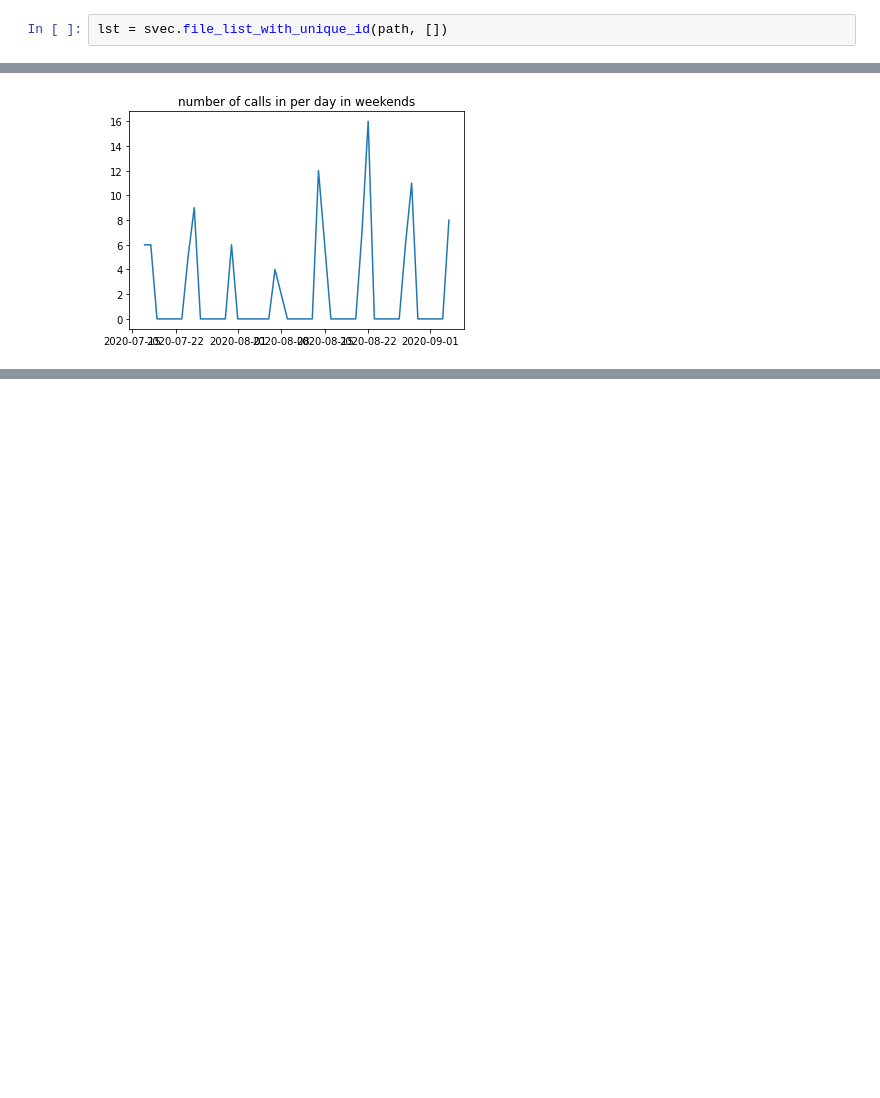
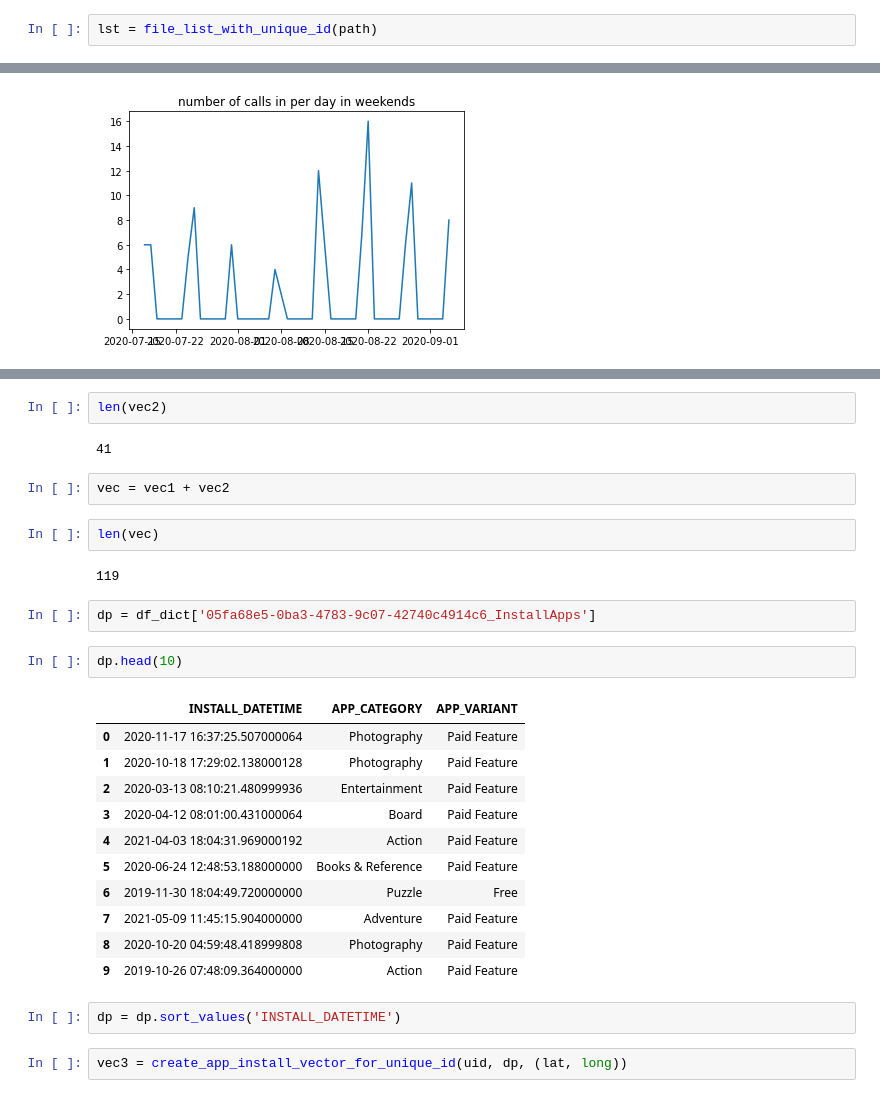
Before and after one commit to oavioz/Louie7Predictors, a Jupyter notebook: metadata_to_vec.ipynb, the cells around one changed output, grey strips where cells are left out. Saved outputs shown, nothing was run; the diff lists cells and outputs as text; blank space fills up the shorter version.

```diff
--- a/metadata_to_vec.ipynb
+++ b/metadata_to_vec.ipynb
@@ -25,7 +27,7 @@ def plot_df(df, x, y, title="", xlabel='Date', ylabel='Value', dpi=100):
 # %%
 path = '/Users/smuel/AndroidStudioProjects/LuckyMeIntgratedSDK/metadata_init_phase/'
 # %%
-lst = svec.file_list_with_unique_id(path, [])
+lst = file_list_with_unique_id(path)
 # %%
 lst
 # %% [output]
@@ -238,0 +216,30 @@ pandas.core.series.Series
+# %%
+len(vec2)
+# %% [output]
+41
+# %%
+vec = vec1 + vec2
+# %%
+len(vec)
+# %% [output]
+119
+# %%
+dp = df_dict['05fa68e5-0ba3-4783-9c07-42740c4914c6_InstallApps']
+# %%
+dp.head(10)
+# %% [output]
+|  | INSTALL_DATETIME | APP_CATEGORY | APP_VARIANT |
+| 0 | 2020-11-17 16:37:25.507000064 | Photography | Paid Feature |
+| 1 | 2020-10-18 17:29:02.138000128 | Photography | Paid Feature |
+| 2 | 2020-03-13 08:10:21.480999936 | Entertainment | Paid Feature |
+| 3 | 2020-04-12 08:01:00.431000064 | Board | Paid Feature |
+| 4 | 2021-04-03 18:04:31.969000192 | Action | Paid Feature |
+| 5 | 2020-06-24 12:48:53.188000000 | Books & Reference | Paid Feature |
+| 6 | 2019-11-30 18:04:49.720000000 | Puzzle | Free |
+| 7 | 2021-05-09 11:45:15.904000000 | Adventure | Paid Feature |
+| 8 | 2020-10-20 04:59:48.418999808 | Photography | Paid Feature |
+| 9 | 2019-10-26 07:48:09.364000000 | Action | Paid Feature |
+# %%
+dp = dp.sort_values('INSTALL_DATETIME')
+# %%
+vec3 = create_app_install_vector_for_unique_id(uid, dp, (lat, long))
```
Also changed, not shown: parts of 43 cells of this notebook, 13 other files.
